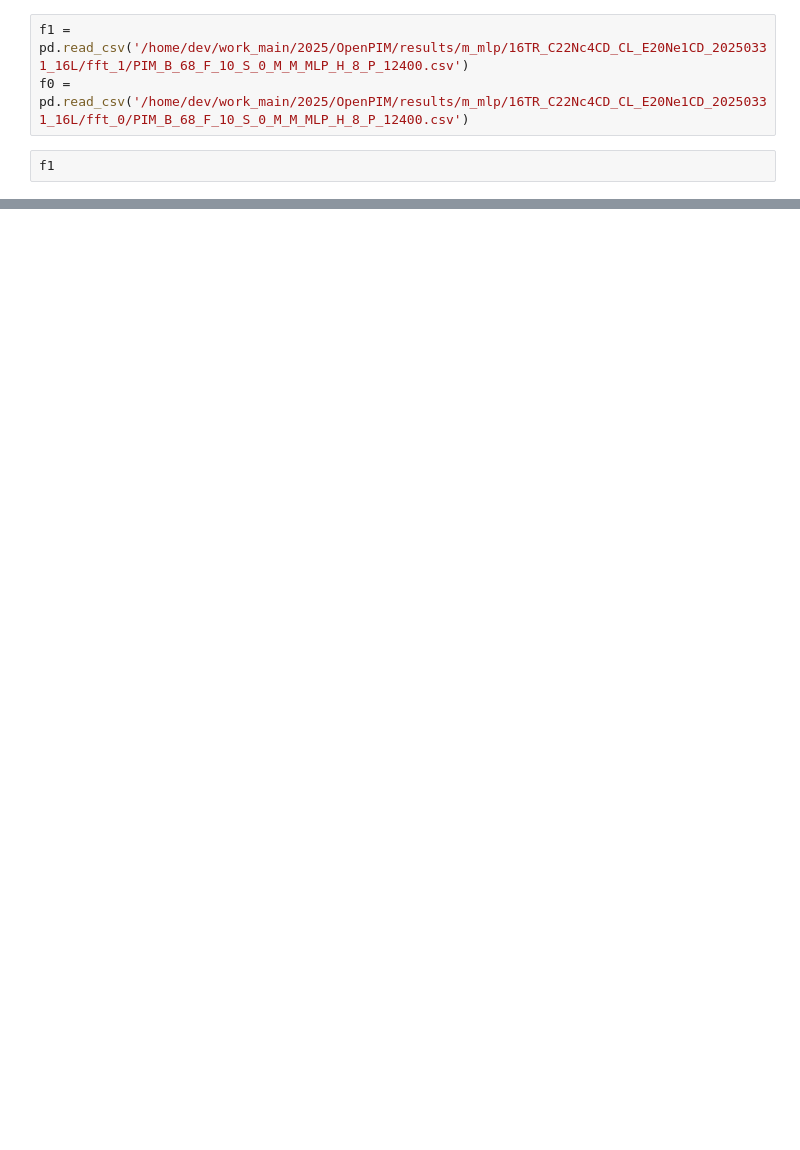
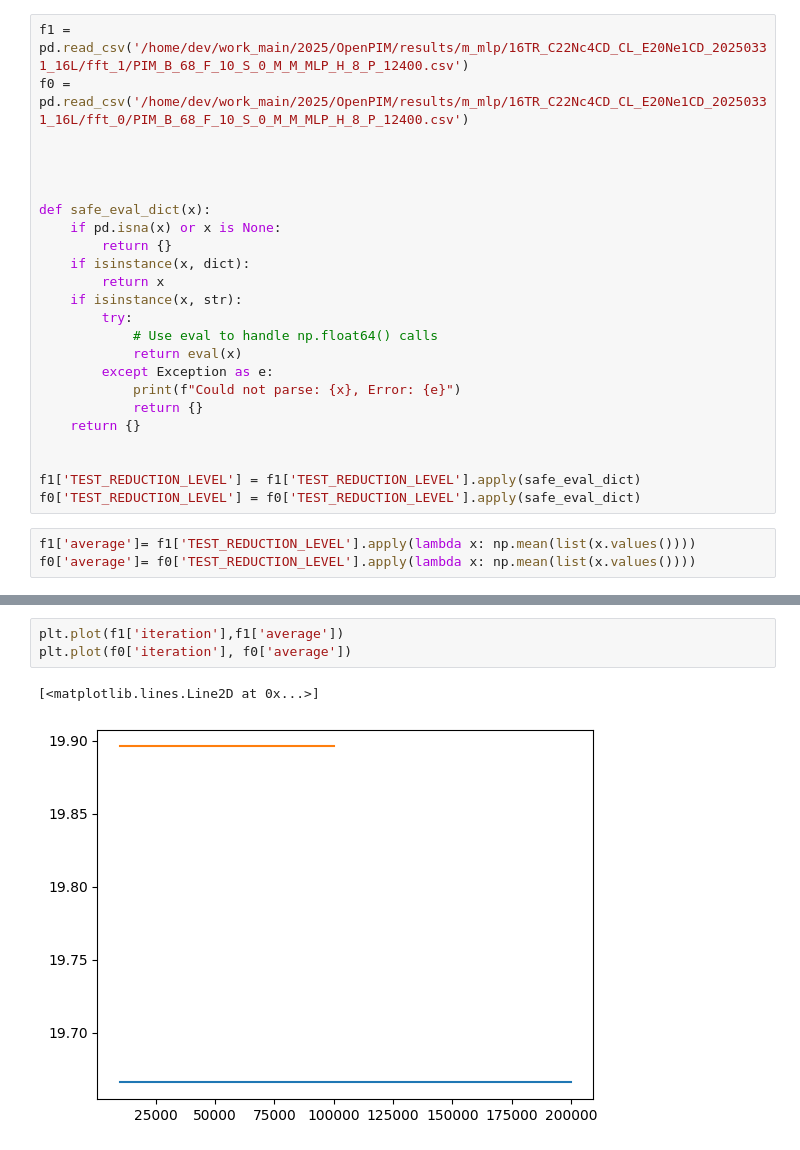
Before and after one commit to On-Point-RND/OpenPIM, a Jupyter notebook: plot_converge.ipynb, the cells around one changed output, grey strips where cells are left out. Cells and saved outputs as stored; diff of their text form; blank space fills up the shorter version.

```diff
--- a/plot_converge.ipynb
+++ b/plot_converge.ipynb
@@ -4,5 +7,27 @@ import matplotlib.pyplot as plt
 # %%
 f1 = pd.read_csv('/home/dev/work_main/2025/OpenPIM/results/m_mlp/16TR_C22Nc4CD_CL_E20Ne1CD_20250331_16L/fft_1/PIM_B_68_F_10_S_0_M_M_MLP_H_8_P_12400.csv')
 f0 = pd.read_csv('/home/dev/work_main/2025/OpenPIM/results/m_mlp/16TR_C22Nc4CD_CL_E20Ne1CD_20250331_16L/fft_0/PIM_B_68_F_10_S_0_M_M_MLP_H_8_P_12400.csv')
+
+
+
+
+def safe_eval_dict(x):
+    if pd.isna(x) or x is None:
+        return {}
+    if isinstance(x, dict):
+        return x
+    if isinstance(x, str):
+        try:
+            # Use eval to handle np.float64() calls
+            return eval(x)
+        except Exception as e:
+            print(f"Could not parse: {x}, Error: {e}")
+            return {}
+    return {}
+
+
+f1['TEST_REDUCTION_LEVEL'] = f1['TEST_REDUCTION_LEVEL'].apply(safe_eval_dict)
+f0['TEST_REDUCTION_LEVEL'] = f0['TEST_REDUCTION_LEVEL'].apply(safe_eval_dict)
 # %%
-f1
+f1['average']= f1['TEST_REDUCTION_LEVEL'].apply(lambda x: np.mean(list(x.values())))
+f0['average']= f0['TEST_REDUCTION_LEVEL'].apply(lambda x: np.mean(list(x.values())))
@@ -26,0 +54,6 @@ f1
+# %%
+plt.plot(f1['iteration'],f1['average'])
+plt.plot(f0['iteration'], f0['average'])
+# %% [output]
+[<matplotlib.lines.Line2D at 0x...>]
+[figure, added]
```
Also changed, not shown: parts of 16 cells of this notebook, 6 other files.
